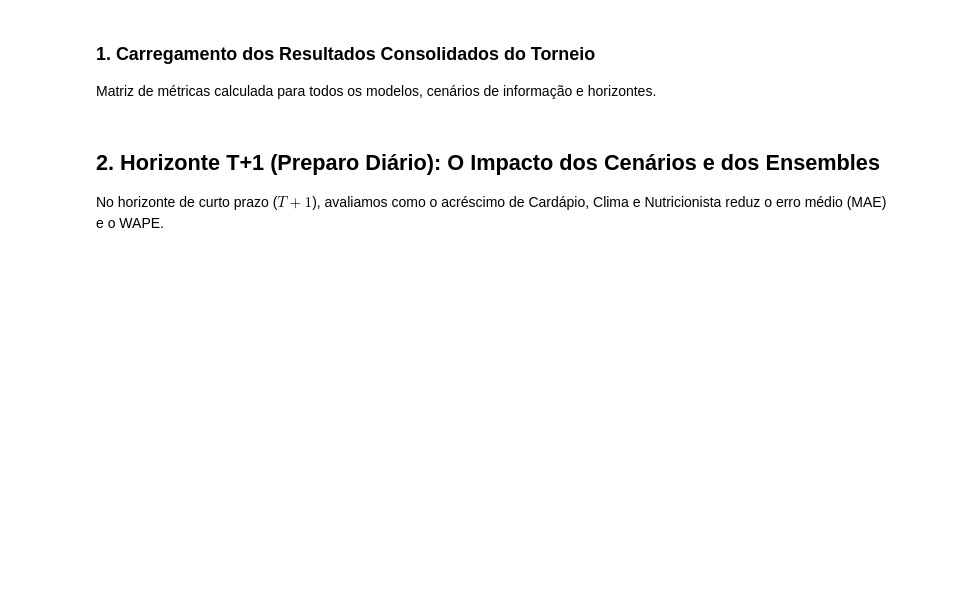
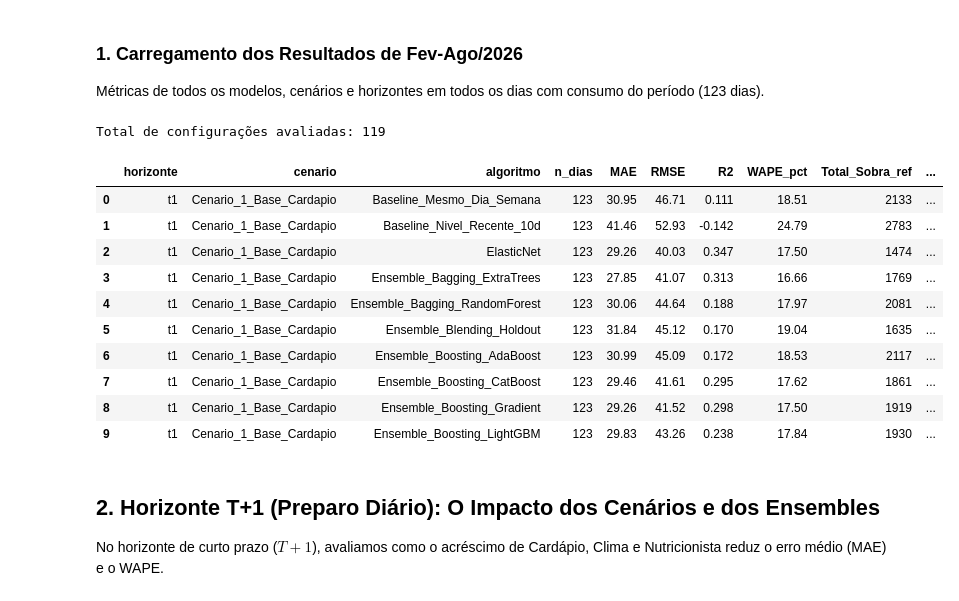
Before and after one commit to micheldigui/Artefato_Mestrado, a Jupyter notebook: notebooks/04_torneio_modelos_walk_forward.ipynb, the cells around one changed output. Cells and saved outputs as stored; diff of their text form; code cells hidden in the pictures; blank space fills up the shorter version.

```diff
--- a/notebooks/04_torneio_modelos_walk_forward.ipynb
+++ b/notebooks/04_torneio_modelos_walk_forward.ipynb
@@ -35,12 +35,28 @@ plt.rcParams['font.sans-serif'] = 'DejaVu Sans'
 plt.rcParams['font.size'] = 11
 plt.rcParams['figure.dpi'] = 130
 # %% [markdown]
-### 1. Carregamento dos Resultados Consolidados do Torneio
-Matriz de métricas calculada para todos os modelos, cenários de informação e horizontes.
+### 1. Carregamento dos Resultados de Fev-Ago/2026
+Métricas de todos os modelos, cenários e horizontes em todos os dias com consumo do período (123 dias).
 # %%
-df_metricas = pd.read_csv(PASTA_MODELOS / "metricas_torneio_modelos.csv", sep=";")
+df_torneio = pd.read_csv(PASTA_MODELOS / "metricas_torneio_modelos.csv", sep=";", encoding="utf-8-sig")
+df_metricas = pd.read_csv(RESULTADOS / "tabelas_dissertacao" / "tabela_03_desempenho_cenarios_retrospectivo.csv", sep=";", encoding="utf-8-sig")
+df_metricas = df_metricas.merge(df_torneio[["algoritmo", "tipo_ensemble"]].drop_duplicates("algoritmo"), on="algoritmo", how="left")
+df_metricas = df_metricas.rename(columns={"Sobra_Total_ref": "Total_Sobra_ref", "Deficit_Total_ref": "Total_Deficit_ref", "Taxa_Deficit_pct": "Taxa_Dias_Deficit_pct"})
 print(f"Total de configurações avaliadas: {len(df_metricas)}")
 df_metricas.head(10)
+# %% [output]
+Total de configurações avaliadas: 119
+|  | horizonte | cenario | algoritmo | n_dias | MAE | RMSE | R2 | WAPE_pct | Total_Sobra_ref | ... |
+| 0 | t1 | Cenario_1_Base_Cardapio | Baseline_Mesmo_Dia_Semana | 123 | 30.95 | 46.71 | 0.111 | 18.51 | 2133 | ... |
+| 1 | t1 | Cenario_1_Base_Cardapio | Baseline_Nivel_Recente_10d | 123 | 41.46 | 52.93 | -0.142 | 24.79 | 2783 | ... |
+| 2 | t1 | Cenario_1_Base_Cardapio | ElasticNet | 123 | 29.26 | 40.03 | 0.347 | 17.50 | 1474 | ... |
+| 3 | t1 | Cenario_1_Base_Cardapio | Ensemble_Bagging_ExtraTrees | 123 | 27.85 | 41.07 | 0.313 | 16.66 | 1769 | ... |
+| 4 | t1 | Cenario_1_Base_Cardapio | Ensemble_Bagging_RandomForest | 123 | 30.06 | 44.64 | 0.188 | 17.97 | 2081 | ... |
+| 5 | t1 | Cenario_1_Base_Cardapio | Ensemble_Blending_Holdout | 123 | 31.84 | 45.12 | 0.170 | 19.04 | 1635 | ... |
+| 6 | t1 | Cenario_1_Base_Cardapio | Ensemble_Boosting_AdaBoost | 123 | 30.99 | 45.09 | 0.172 | 18.53 | 2117 | ... |
+| 7 | t1 | Cenario_1_Base_Cardapio | Ensemble_Boosting_CatBoost | 123 | 29.46 | 41.61 | 0.295 | 17.62 | 1861 | ... |
+| 8 | t1 | Cenario_1_Base_Cardapio | Ensemble_Boosting_Gradient | 123 | 29.26 | 41.52 | 0.298 | 17.50 | 1919 | ... |
+| 9 | t1 | Cenario_1_Base_Cardapio | Ensemble_Boosting_LightGBM | 123 | 29.83 | 43.26 | 0.238 | 17.84 | 1930 | ... |
 # %% [markdown]
 ## 2. Horizonte T+1 (Preparo Diário): O Impacto dos Cenários e dos Ensembles
 No horizonte de curto prazo ($T+1$), avaliamos como o acréscimo de Cardápio, Clima e Nutricionista reduz o erro médio (MAE) e o WAPE.
```
Also changed, not shown: parts of 14 cells of this notebook, 53 other files.
